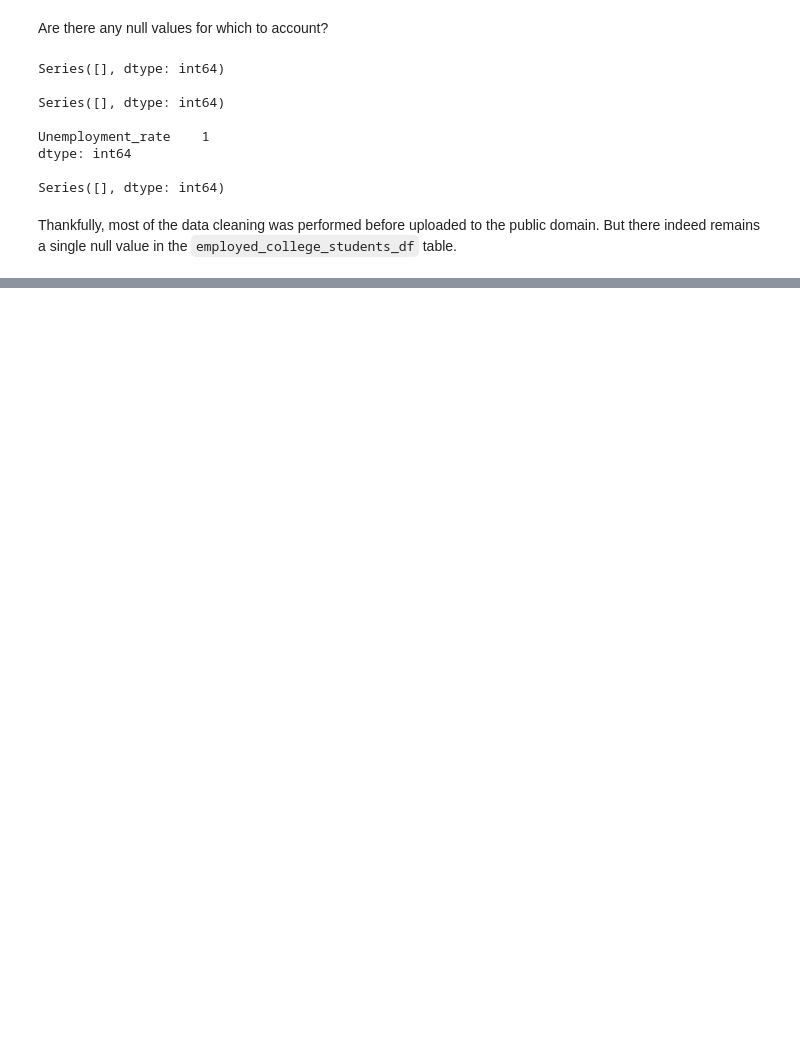
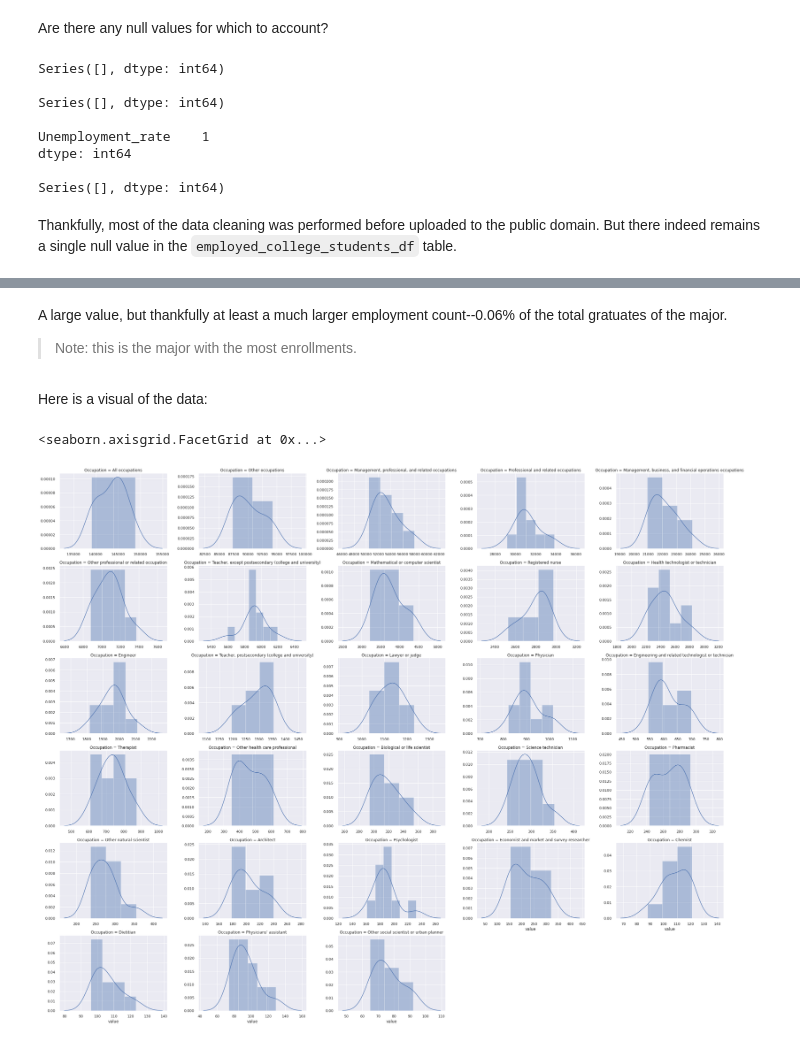
Before and after one commit to yabbou/Career_Forecasting, a Jupyter notebook: final_project.ipynb, the cells around one changed output, grey strips where cells are left out. Saved outputs shown, nothing was run; the diff lists cells and outputs as text; code cells hidden in the pictures; blank space fills up the shorter version.

```diff
--- a/final_project.ipynb
+++ b/final_project.ipynb
@@ -133,0 +189,10 @@ The last row holds an unknown `unemployment_rate`. Though, the `Unemplyed` colum
+# %%
+SHOULD_BE_NUMERIC_COLS = range(2006,2015+1)
+SHOULD_BE_NUMERIC_COLS = [str(col) for col in SHOULD_BE_NUMERIC_COLS]
+
+def convertStringValuesToIntegers(df,cols):
+  for col in df[cols]:
+    df[col] = [int(x.replace(',','')) for x in df[col]]
+  return df
+
+employed_df = convertStringValuesToIntegers(employed_df,SHOULD_BE_NUMERIC_COLS)
@@ -133,0 +247,16 @@ The last row holds an unknown `unemployment_rate`. Though, the `Unemplyed` colum
+# %% [markdown]
+A large value, but thankfully at least a much larger employment count--0.06% of the total gratuates of the major.
+>Note: this is the major with the most enrollments.
+# %% [markdown]
+Here is a visual of the data:
+# %%
+employed_by_number_df = employed_df.iloc[:,:].sort_values(by='2006',ascending=False)
+transposed = employed_by_number_df.iloc[:,1:].T
+transposed.columns = employed_by_number_df.iloc[:,0]
+
+nd = pd.melt(transposed)
+numeric = sns.FacetGrid(nd, col='Occupation', col_wrap=5, sharex=False, sharey=False, height=4,aspect=1.5)
+numeric.map(sns.distplot, 'value')
+# %% [output]
+<seaborn.axisgrid.FacetGrid at 0x...>
+[figure, added]
```
Also changed, not shown: parts of 39 cells of this notebook.
